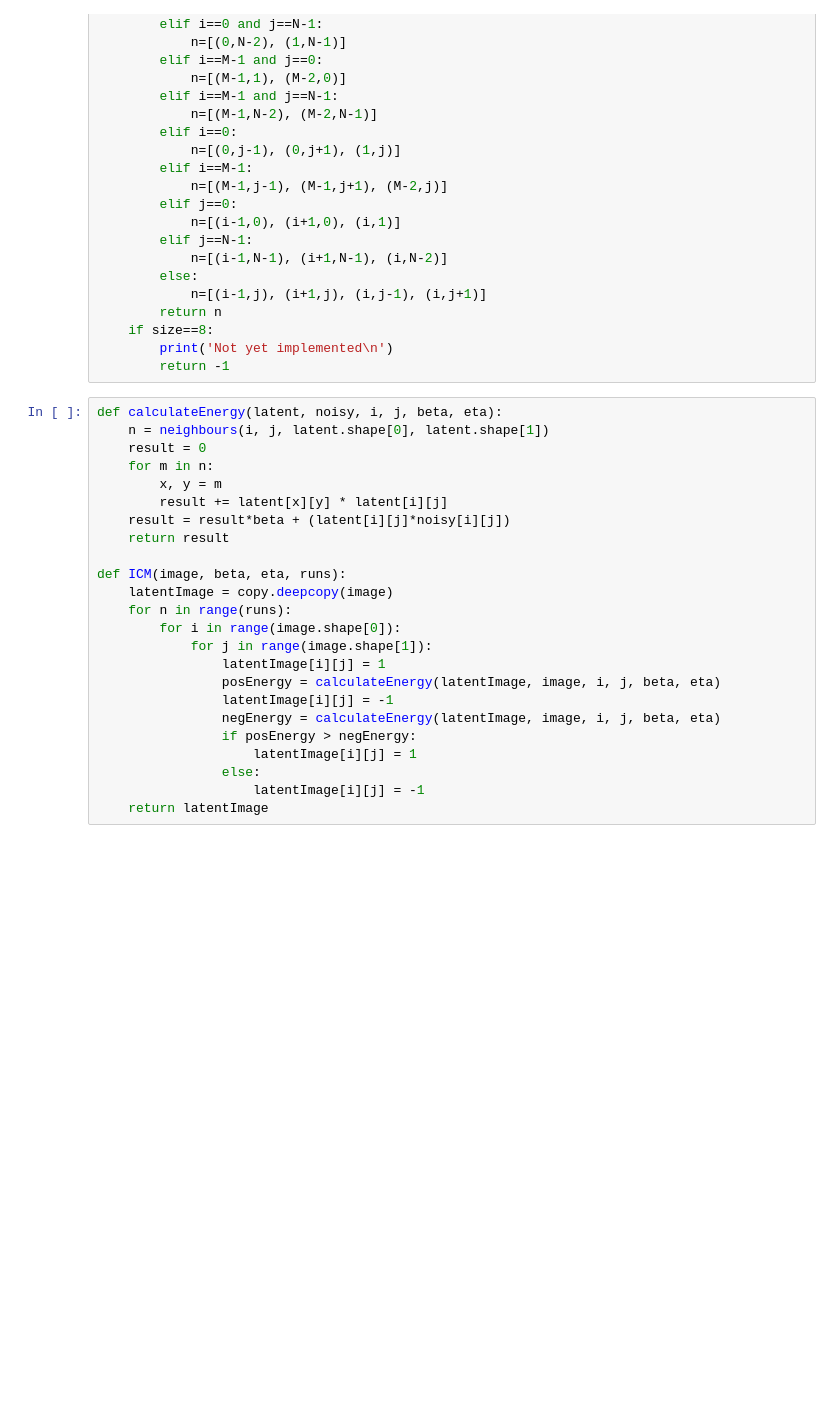
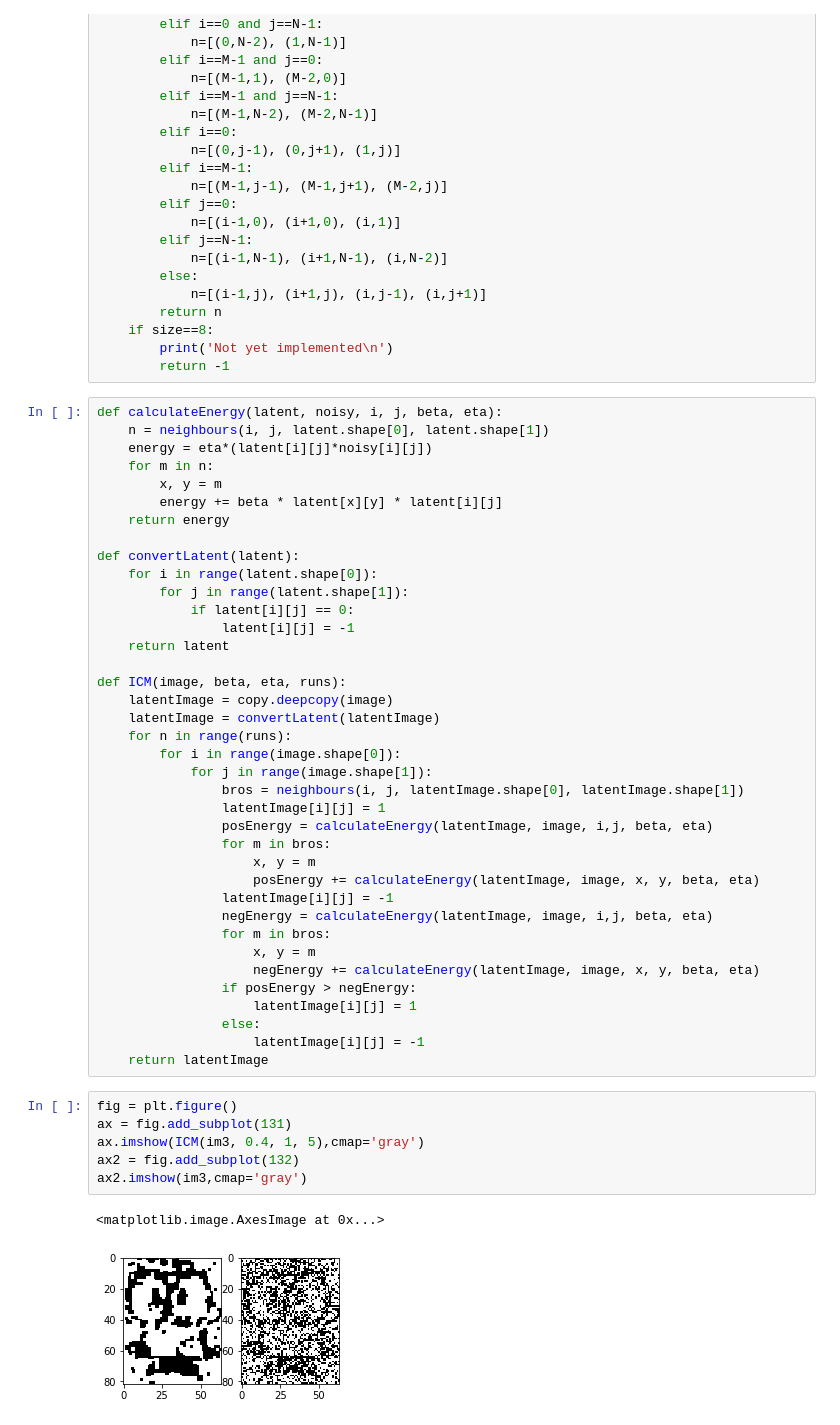
Before and after one commit to MilkyLatte/cw2ML, a Jupyter notebook: ML2.ipynb, the cells around one changed output. Saved outputs shown, nothing was run; the diff lists cells and outputs as text; blank space fills up the shorter version.

```diff
--- a/ML2.ipynb
+++ b/ML2.ipynb
@@ -79,24 +82,47 @@ def neighbours(i,j,M,N,size=4):
 # %%
 def calculateEnergy(latent, noisy, i, j, beta, eta):
     n = neighbours(i, j, latent.shape[0], latent.shape[1])
-    result = 0
+    energy = eta*(latent[i][j]*noisy[i][j])
     for m in n:
         x, y = m
-        result += latent[x][y] * latent[i][j]
-    result = result*beta + (latent[i][j]*noisy[i][j])
-    return result
+        energy += beta * latent[x][y] * latent[i][j]
+    return energy
+
+def convertLatent(latent):
+    for i in range(latent.shape[0]):
+        for j in range(latent.shape[1]):
+            if latent[i][j] == 0:
+                latent[i][j] = -1
+    return latent
 
 def ICM(image, beta, eta, runs):
     latentImage = copy.deepcopy(image)
+    latentImage = convertLatent(latentImage)
     for n in range(runs):
         for i in range(image.shape[0]):
             for j in range(image.shape[1]):
+                bros = neighbours(i, j, latentImage.shape[0], latentImage.shape[1])
                 latentImage[i][j] = 1
-                posEnergy = calculateEnergy(latentImage, image, i, j, beta, eta)
+                posEnergy = calculateEnergy(latentImage, image, i,j, beta, eta)
+                for m in bros:
+                    x, y = m
+                    posEnergy += calculateEnergy(latentImage, image, x, y, beta, eta)
                 latentImage[i][j] = -1
-                negEnergy = calculateEnergy(latentImage, image, i, j, beta, eta)
+                negEnergy = calculateEnergy(latentImage, image, i,j, beta, eta)
+                for m in bros:
+                    x, y = m
+                    negEnergy += calculateEnergy(latentImage, image, x, y, beta, eta)
                 if posEnergy > negEnergy:
                     latentImage[i][j] = 1
                 else:
                     latentImage[i][j] = -1
     return latentImage
+# %%
+fig = plt.figure()
+ax = fig.add_subplot(131)
+ax.imshow(ICM(im3, 0.4, 1, 5),cmap='gray')
+ax2 = fig.add_subplot(132)
+ax2.imshow(im3,cmap='gray')
+# %% [output]
+<matplotlib.image.AxesImage at 0x...>
+[figure, added]
```
Also changed, not shown: parts of 5 cells of this notebook.
